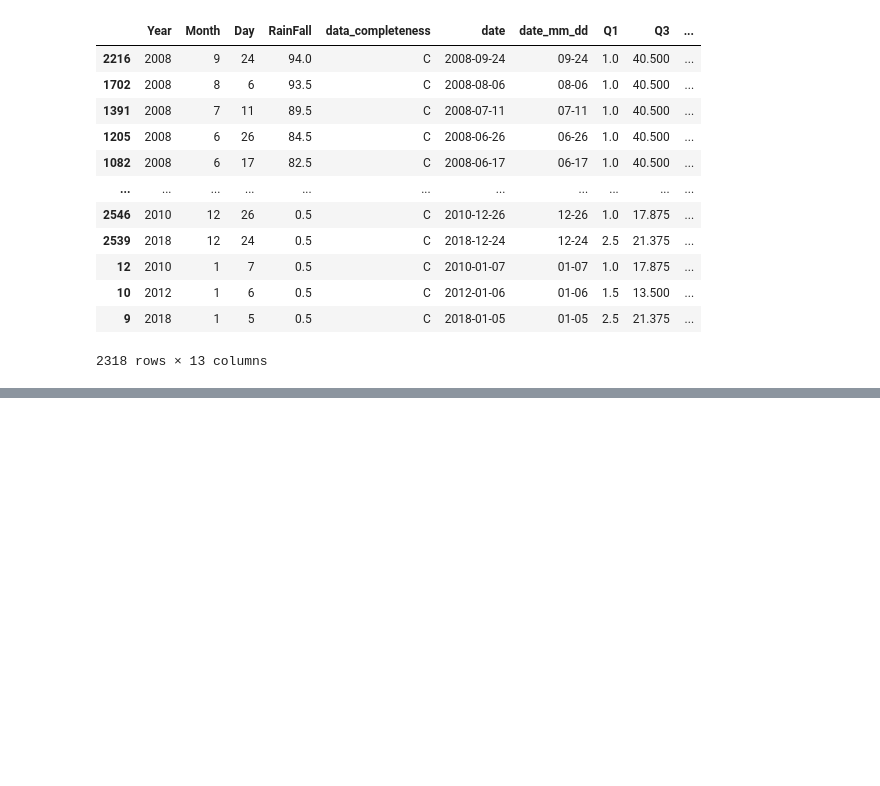
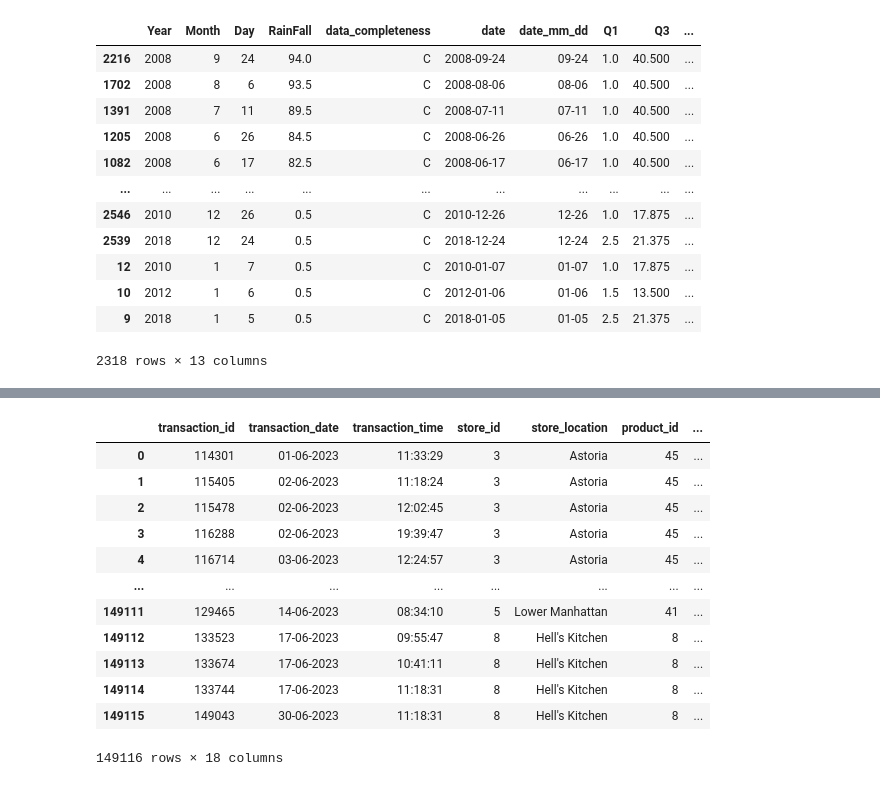
Before and after one commit to leo-cheung37/leo-cheung37, a Jupyter notebook: Statistics/Descriptive Statistics/descriptive_statistics.ipynb, the cells around one changed output, grey strips where cells are left out. Drawn from its saved outputs; the diff is of its cells as text; code cells hidden in the pictures; blank space fills up the shorter version.

```diff
--- a/Statistics/Descriptive Statistics/descriptive_statistics.ipynb
+++ b/Statistics/Descriptive Statistics/descriptive_statistics.ipynb
@@ -868,0 +874,21 @@ df_merged_filtered.sort_values('RainFall',ascending=False)
+# %%
+#1. Basic data information
+import pandas as pd
+file_path='./coffee_shop_sales_analysis/Project.csv'
+df = pd.read_csv(file_path)
+
+display(df)
+# %% [output]
+|  | transaction_id | transaction_date | transaction_time | store_id | store_location | product_id | ... |
+| 0 | 114301 | 01-06-2023 | 11:33:29 | 3 | Astoria | 45 | ... |
+| 1 | 115405 | 02-06-2023 | 11:18:24 | 3 | Astoria | 45 | ... |
+| 2 | 115478 | 02-06-2023 | 12:02:45 | 3 | Astoria | 45 | ... |
+| 3 | 116288 | 02-06-2023 | 19:39:47 | 3 | Astoria | 45 | ... |
+| 4 | 116714 | 03-06-2023 | 12:24:57 | 3 | Astoria | 45 | ... |
+| ... | ... | ... | ... | ... | ... | ... | ... |
+| 149111 | 129465 | 14-06-2023 | 08:34:10 | 5 | Lower Manhattan | 41 | ... |
+| 149112 | 133523 | 17-06-2023 | 09:55:47 | 8 | Hell's Kitchen | 8 | ... |
+| 149113 | 133674 | 17-06-2023 | 10:41:11 | 8 | Hell's Kitchen | 8 | ... |
+| 149114 | 133744 | 17-06-2023 | 11:18:31 | 8 | Hell's Kitchen | 8 | ... |
+| 149115 | 149043 | 30-06-2023 | 11:18:31 | 8 | Hell's Kitchen | 8 | ... |
+149116 rows × 18 columns
```
Also changed, not shown: parts of 5 cells of this notebook, 1 other file.
